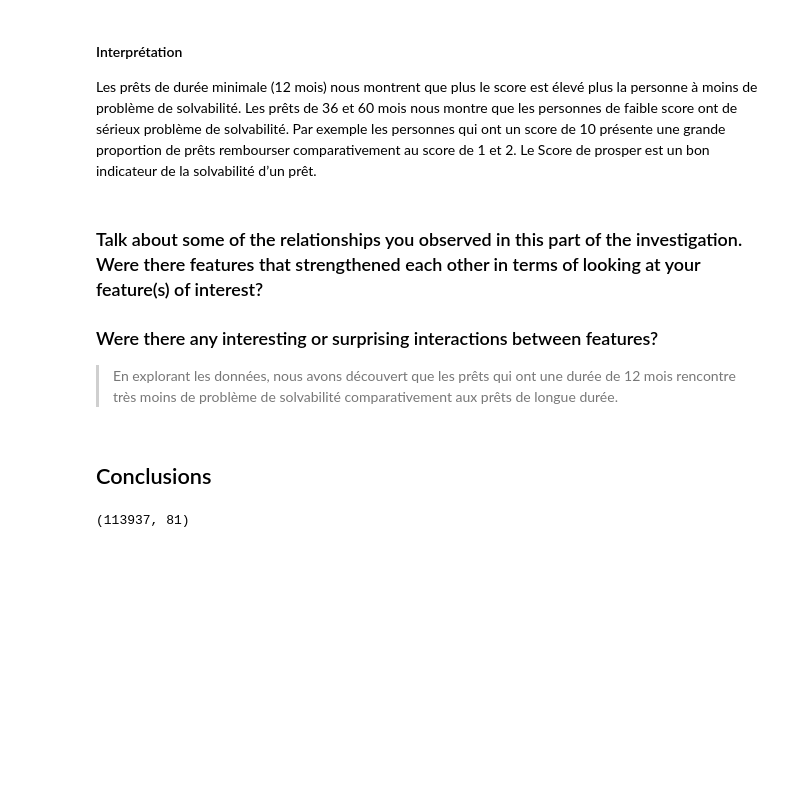
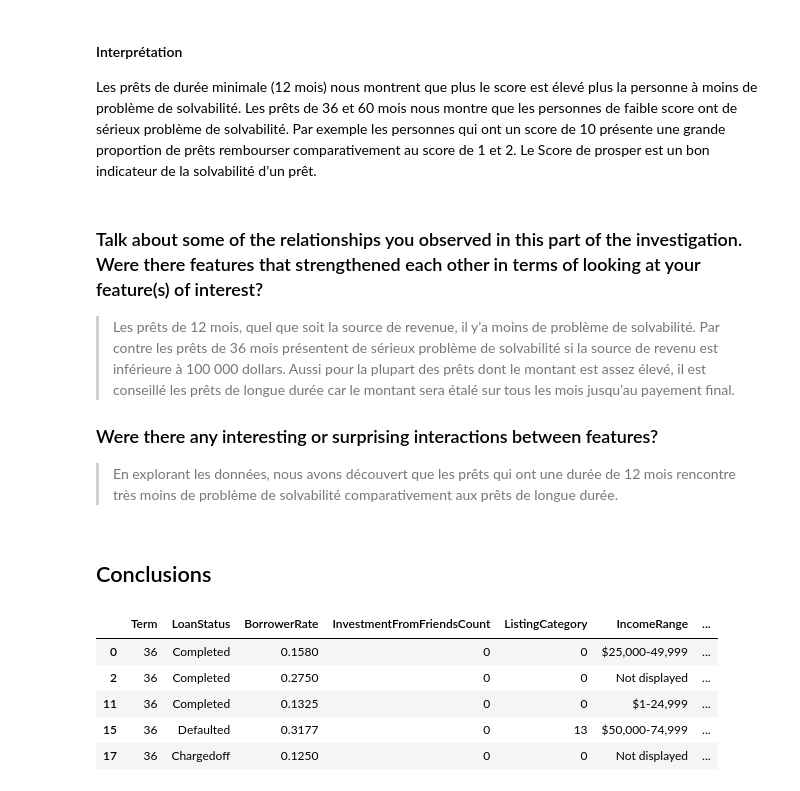
Before and after one commit to ouedraogo-salam/udacity-projet-3, a Jupyter notebook: Part_I_exploration_template.ipynb, the cells around one changed output. Drawn from its saved outputs; the diff is of its cells as text; code cells hidden in the pictures; blank space fills up the shorter version.

```diff
--- a/Part_I_exploration_template.ipynb
+++ b/Part_I_exploration_template.ipynb
@@ -1242,14 +1241,19 @@ Les prêts de durée minimale (12 mois) nous montrent que plus le score est éle
 # %% [markdown]
 ### Talk about some of the relationships you observed in this part of the investigation. Were there features that strengthened each other in terms of looking at your feature(s) of interest?
 
->
+> Les prêts de 12 mois, quel que soit la source de revenue, il y’a moins de problème de solvabilité. Par contre les prêts de 36 mois présentent de sérieux problème de solvabilité si la source de revenu est inférieure à 100 000 dollars. Aussi pour la plupart des prêts dont le montant est assez élevé, il est conseillé les prêts de longue durée car le montant sera étalé sur tous les mois jusqu’au payement final.
 
 ### Were there any interesting or surprising interactions between features?
 
 >  En explorant les données, nous avons découvert que les prêts qui ont une durée de 12 mois rencontre très moins de problème de solvabilité comparativement aux prêts de longue durée.
 # %% [markdown]
 ## Conclusions
-# %%
-prosperLoanData.shape
-# %% [output]
-(113937, 81)
+# %%
+df1.head()
+# %% [output]
+|  | Term | LoanStatus | BorrowerRate | InvestmentFromFriendsCount | ListingCategory | IncomeRange | ... |
+| 0 | 36 | Completed | 0.1580 | 0 | 0 | $25,000-49,999 | ... |
+| 2 | 36 | Completed | 0.2750 | 0 | 0 | Not displayed | ... |
+| 11 | 36 | Completed | 0.1325 | 0 | 0 | $1-24,999 | ... |
+| 15 | 36 | Defaulted | 0.3177 | 0 | 13 | $50,000-74,999 | ... |
+| 17 | 36 | Chargedoff | 0.1250 | 0 | 0 | Not displayed | ... |
```
Also changed, not shown: parts of 1 cell of this notebook, 2 other files.
